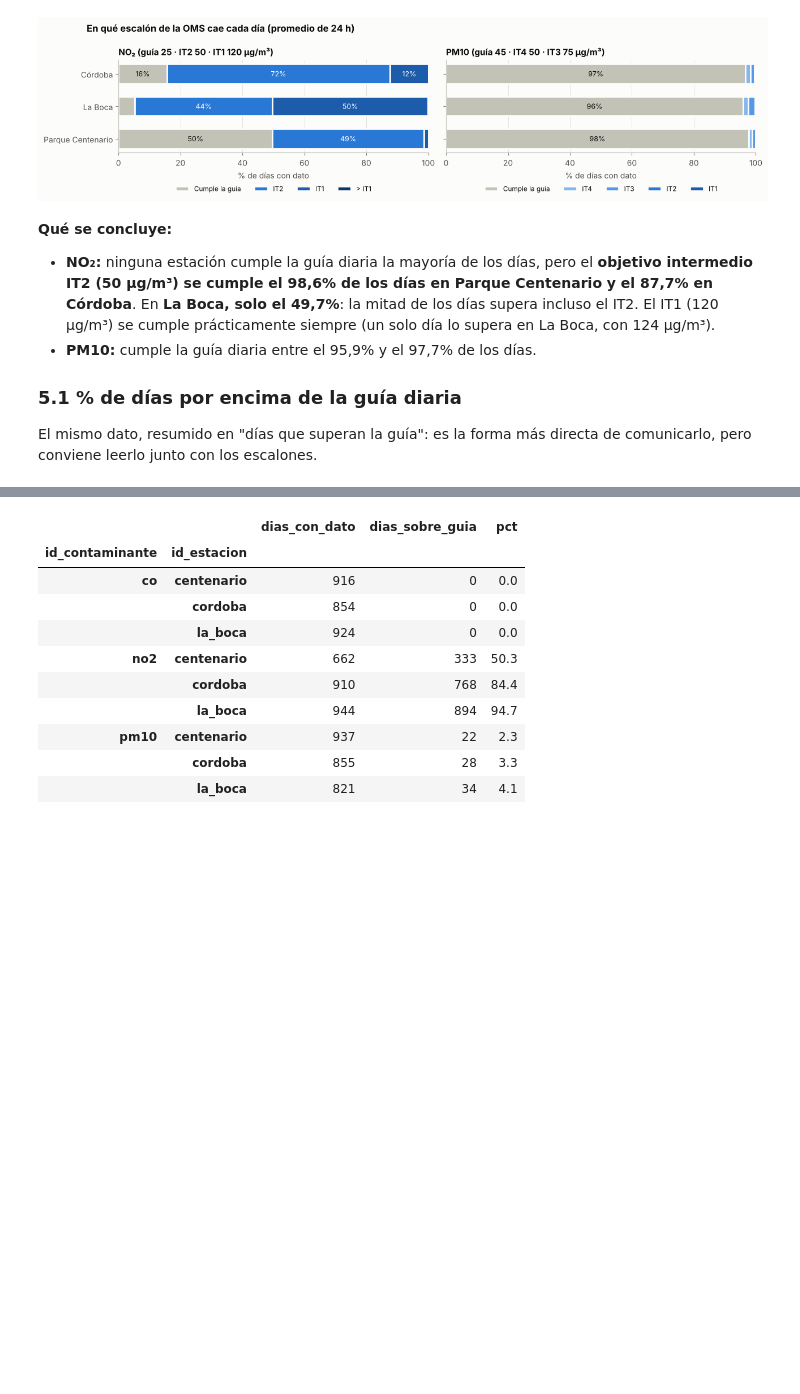
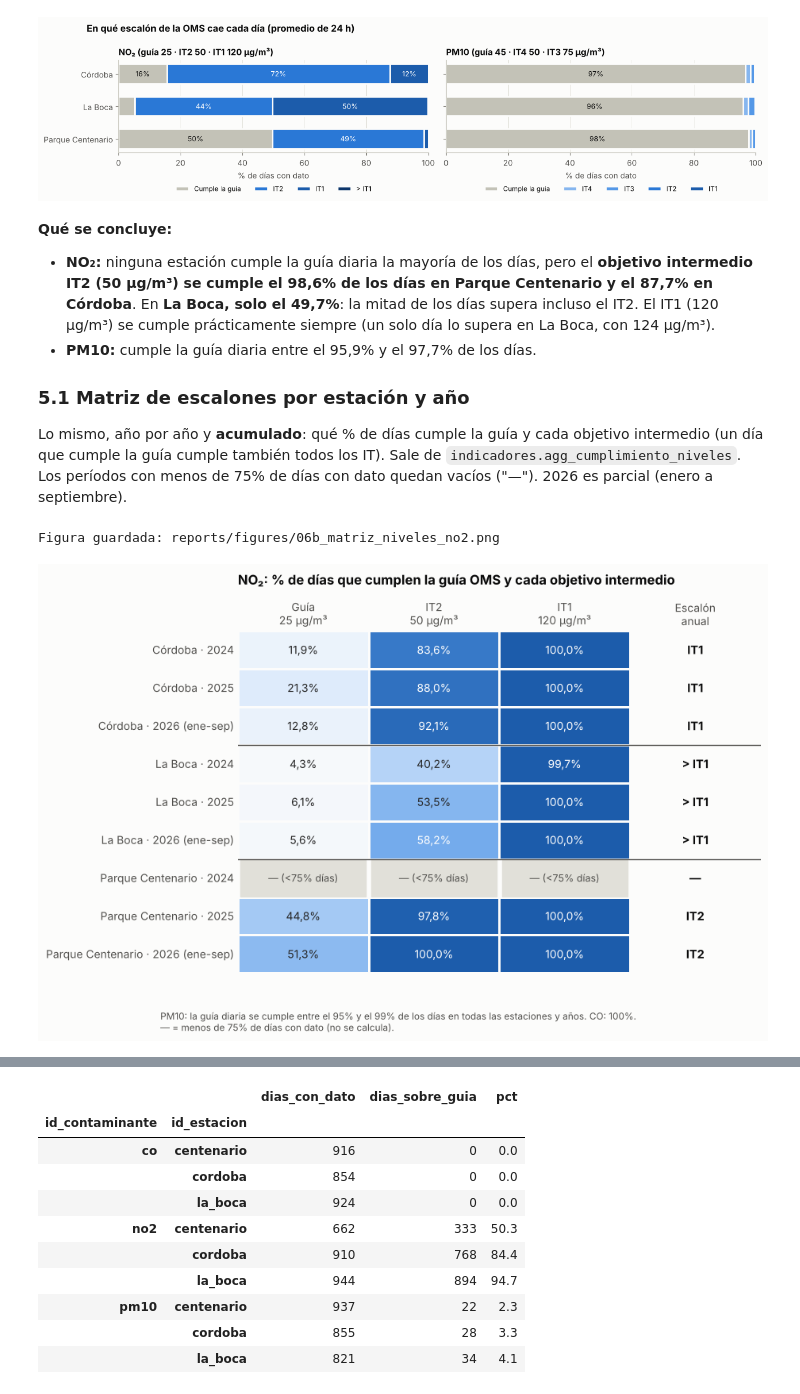
Before and after one commit to ezequielmaranda/nox-ciudad, a Jupyter notebook: notebooks/eda.ipynb, the cells around one changed output, grey strips where cells are left out. Saved outputs shown, nothing was run; the diff lists cells and outputs as text; code cells hidden in the pictures; blank space fills up the shorter version.

```diff
--- a/notebooks/eda.ipynb
+++ b/notebooks/eda.ipynb
@@ -601,7 +601,54 @@ Figura guardada: reports/figures/06_niveles_oms_diarios.png
   día lo supera en La Boca, con 124 µg/m³).
 - **PM10:** cumple la guía diaria entre el 95,9% y el 97,7% de los días.
 
-### 5.1 % de días por encima de la guía diaria
+### 5.1 Matriz de escalones por estación y año
 
-El mismo dato, resumido en "días que superan la guía": es la forma más directa de comunicarlo, pero conviene leerlo
-junto con los escalones.
+Lo mismo, año por año y **acumulado**: qué % de días cumple la guía y cada objetivo intermedio (un día que cumple la
+guía cumple también todos los IT). Sale de `indicadores.agg_cumplimiento_niveles`. Los períodos con menos de 75% de
+días con dato quedan vacíos ("—"). 2026 es parcial (enero a septiembre).
+# %%
+matriz_niveles = leer("agg_cumplimiento_niveles")
+anual_niv = anual.set_index(["id_estacion", "id_contaminante", "id_periodo"])["nivel_oms"]
+periodos_m = [("2024", "2024"), ("2025", "2025"), ("2026", "2026 (ene-sep)")]
+niveles_no2 = [("AQG", "Guía\n25 µg/m³"), ("IT2", "IT2\n50 µg/m³"), ("IT1", "IT1\n120 µg/m³")]
+
+filas, etiquetas_filas, escalon = [], [], []
+for e in ORDEN_ESTACIONES:
+    for id_p, txt in periodos_m:
+        sub = matriz_niveles[(matriz_niveles.id_contaminante == "no2") & (matriz_niveles.id_estacion == e)
+                             & (matriz_niveles.id_periodo == id_p)].set_index("nivel")
+        filas.append([100 * sub.loc[n, "pct_dias_cumple"] if pd.notna(sub.loc[n, "pct_dias_cumple"]) else np.nan
+                      for n, _ in niveles_no2])
+        etiquetas_filas.append(f"{NOMBRE[e]} · {txt}")
+        escalon.append(anual_niv.get((e, "no2", id_p)) if pd.notna(anual_niv.get((e, "no2", id_p))) else "—")
+tabla_m = pd.DataFrame(filas, index=etiquetas_filas, columns=[t for _, t in niveles_no2])
+
+fig, ax = plt.subplots(figsize=(8.5, 5.6))
+textos = tabla_m.map(lambda v: "—" if pd.isna(v) else f"{coma(v)}%")
+cmap_m = LinearSegmentedColormap.from_list("cumple", ["#fcfcfb", "#cde2fb", "#5598e7", "#1c5cab"])
+sns.heatmap(tabla_m, annot=textos, fmt="", cmap=cmap_m, vmin=0, vmax=100, linewidths=2, linecolor=SUPERFICIE,
+            cbar=False, annot_kws={"fontsize": 10}, ax=ax)  # sin barra de color: los % van escritos
+ax.grid(False)
+for i, fila in enumerate(tabla_m.values):  # períodos sin datos suficientes: gris con texto
+    for j, v in enumerate(fila):
+        if np.isnan(v):
+            ax.add_patch(plt.Rectangle((j + 0.02, i + 0.02), 0.96, 0.96, color=GRILLA, zorder=2))
+            ax.text(j + 0.5, i + 0.5, "— (<75% días)", ha="center", va="center", fontsize=9, color=TINTA_2, zorder=3)
+for i, txt in enumerate(escalon):  # columna de texto: escalón del promedio anual
+    ax.text(3.5, i + 0.5, txt, ha="center", va="center", fontsize=10.5, color=TINTA, fontweight="bold")
+ax.text(3.5, -0.08, "Escalón\nanual", ha="center", va="bottom", fontsize=10, color=TINTA_2)
+ax.set_xlim(0, 4)
+for k in (3, 6):
+    ax.axhline(k, color=TINTA_2, linewidth=1)
+ax.set_xlabel("")
+ax.set_ylabel("")
+ax.xaxis.tick_top()
+ax.tick_params(axis="both", length=0)
+ax.set_title("NO₂: % de días que cumplen la guía OMS y cada objetivo intermedio", pad=42)
+fig.text(0.01, -0.02, "PM10: la guía diaria se cumple entre el 95% y el 99% de los días en todas las estaciones y años. "
+         "CO: 100%.\n— = menos de 75% de días con dato (no se calcula).", fontsize=8.5, color=TINTA_2)
+guardar(fig, "06b_matriz_niveles_no2")
+plt.show()
+# %% [output]
+Figura guardada: reports/figures/06b_matriz_niveles_no2.png
+[figure, added]
```
Also changed, not shown: parts of 4 cells of this notebook, 22 other files.
